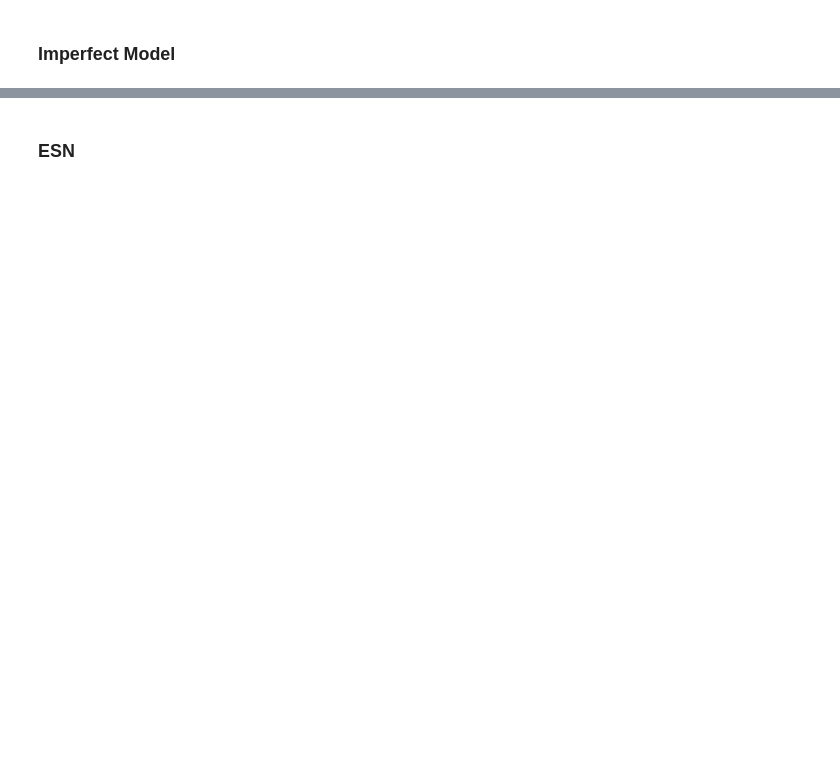
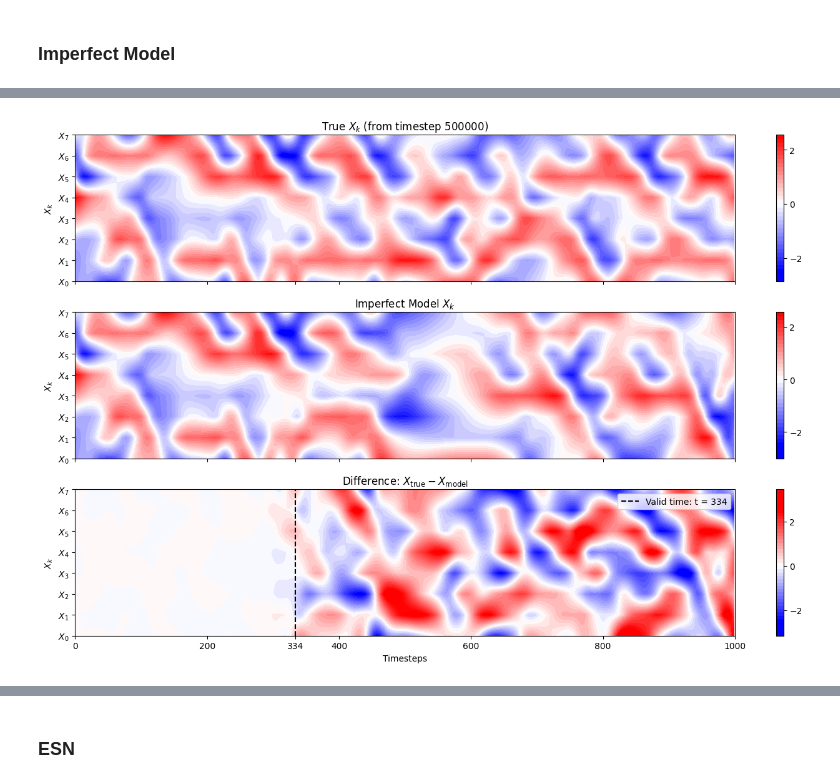
Before and after one commit to mcvlix/lorenz-96-hybrid-esn, a Jupyter notebook: main.ipynb, the cells around one changed output, grey strips where cells are left out. Drawn from its saved outputs; the diff is of its cells as text; code cells hidden in the pictures; blank space fills up the shorter version.

```diff
--- a/main.ipynb
+++ b/main.ipynb
@@ -152,0 +338,5 @@ plt.show()
+# %%
+# === Plot Comparison ===
+plot_model_vs_truth(X_true_slice, X_model_preds, start=start_idx, model_name="Imperfect Model", valid_time=valid_time)
+# %% [output]
+[figure, added]
```
Also changed, not shown: parts of 43 cells of this notebook.
